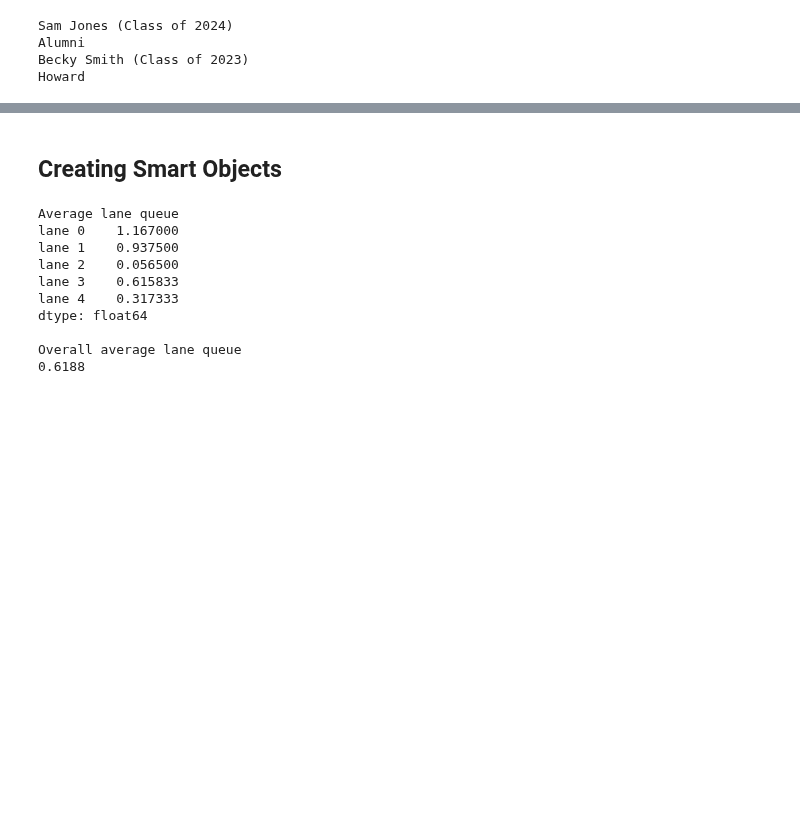
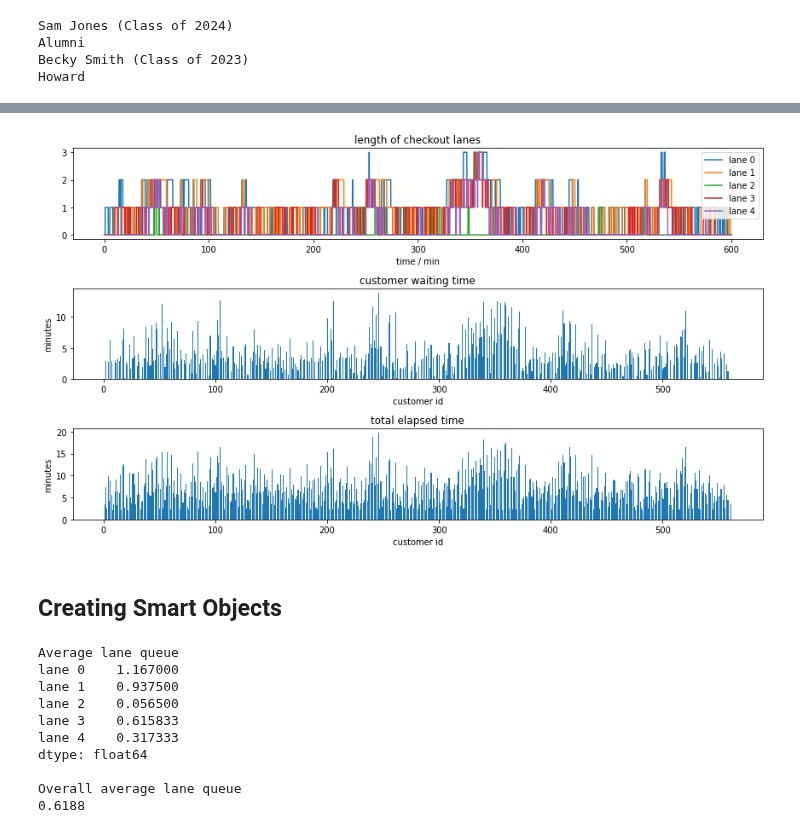
Before and after one commit to jckantor/CBE40455-2020, a Jupyter notebook: notebooks/03.10-Creating-Simulation-Classes.ipynb, the cells around one changed output, grey strips where cells are left out. Cells and saved outputs as stored; diff of their text form; code cells hidden in the pictures; blank space fills up the shorter version.

```diff
--- a/notebooks/03.10-Creating-Simulation-Classes.ipynb
+++ b/notebooks/03.10-Creating-Simulation-Classes.ipynb
@@ -190,0 +445,79 @@ Overall aaverage lane queue
+# %%
+from dataclasses import dataclass
+
+# create simulation models
+@dataclass
+class Checkout():
+    env: simpy.Environment
+    lane: simpy.Store =  None
+    t_item: float = 1/10
+    item_limit: int = 25
+    t_payment: float = 2.0
+
+    def __post_init__(self):
+        self.lane = simpy.Store(self.env)
+        self.env.process(self.process())
+
+    def process(self):
+        while True:
+            customer_id, cart, enter_time = yield self.lane.get()
+            wait_time = env.now - enter_time
+            yield env.timeout(self.t_payment + cart*self.t_item)
+            customer_log.append([customer_id, cart, enter_time, wait_time, env.now])
+
+@dataclass
+class CustomerGenerator():
+    env: simpy.Environment
+    rate: float = 1.0
+    customer_id: int = 1
+
+    def __post_init__(self):
+        self.env.process(self.process())
+
+    def process(self):
+        while True:
+            yield env.timeout(random.expovariate(self.rate))
+            Customer(self.env, self.customer_id)
+            self.customer_id += 1
+
+@dataclass
+class Customer():
+    env: simpy.Environment
+    id: int = 0
+
+    def __post_init__(self):
+        self.cart = random.randint(1, 25)
+        self.env.process(self.process())
+
+    def process(self):
+        available_checkouts = [checkout for checkout in checkouts if self.cart <= checkout.item_limit]
+        checkout = min(available_checkouts, key=lambda checkout: len(checkout.lane.items))
+        yield checkout.lane.put([self.id, self.cart, env.now])
+
+
+def lane_logger(t_sample=0.1):
+    while True:
+        lane_log.append([env.now] + [len(checkout.lane.items) for checkout in checkouts])
+        yield env.timeout(t_sample)
+
+# create simulation environment
+env = simpy.Environment()
+
+# create simulation objects (agents)
+CustomerGenerator(env)
+checkouts = [
+    Checkout(env, t_item=1/5, item_limit=25),
+    Checkout(env, t_item=1/5, item_limit=25),
+    Checkout(env, item_limit=5),
+    Checkout(env),
+    Checkout(env),
+]
+env.process(lane_logger())
+
+# run process
+customer_log = []
+lane_log = []
+env.run(until=600)
+
+visualize()
+# %% [output]
@@ -191,3 +536,4 @@ Overall aaverage lane queue
+[figure, added]
 # %% [markdown]
 ## Creating Smart Objects
 # %%
```
Also changed, not shown: parts of 35 cells of this notebook, 11 other files.
